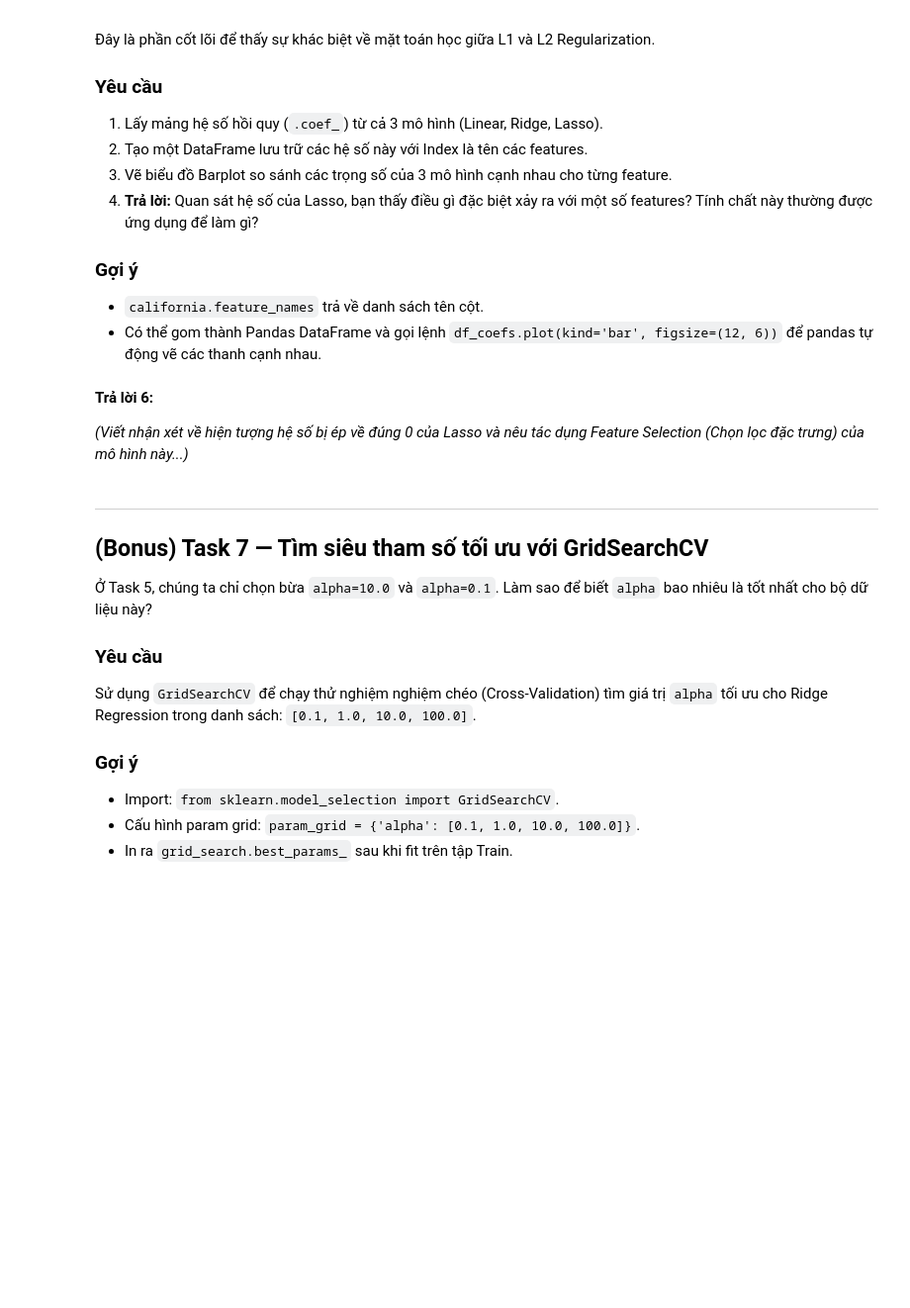
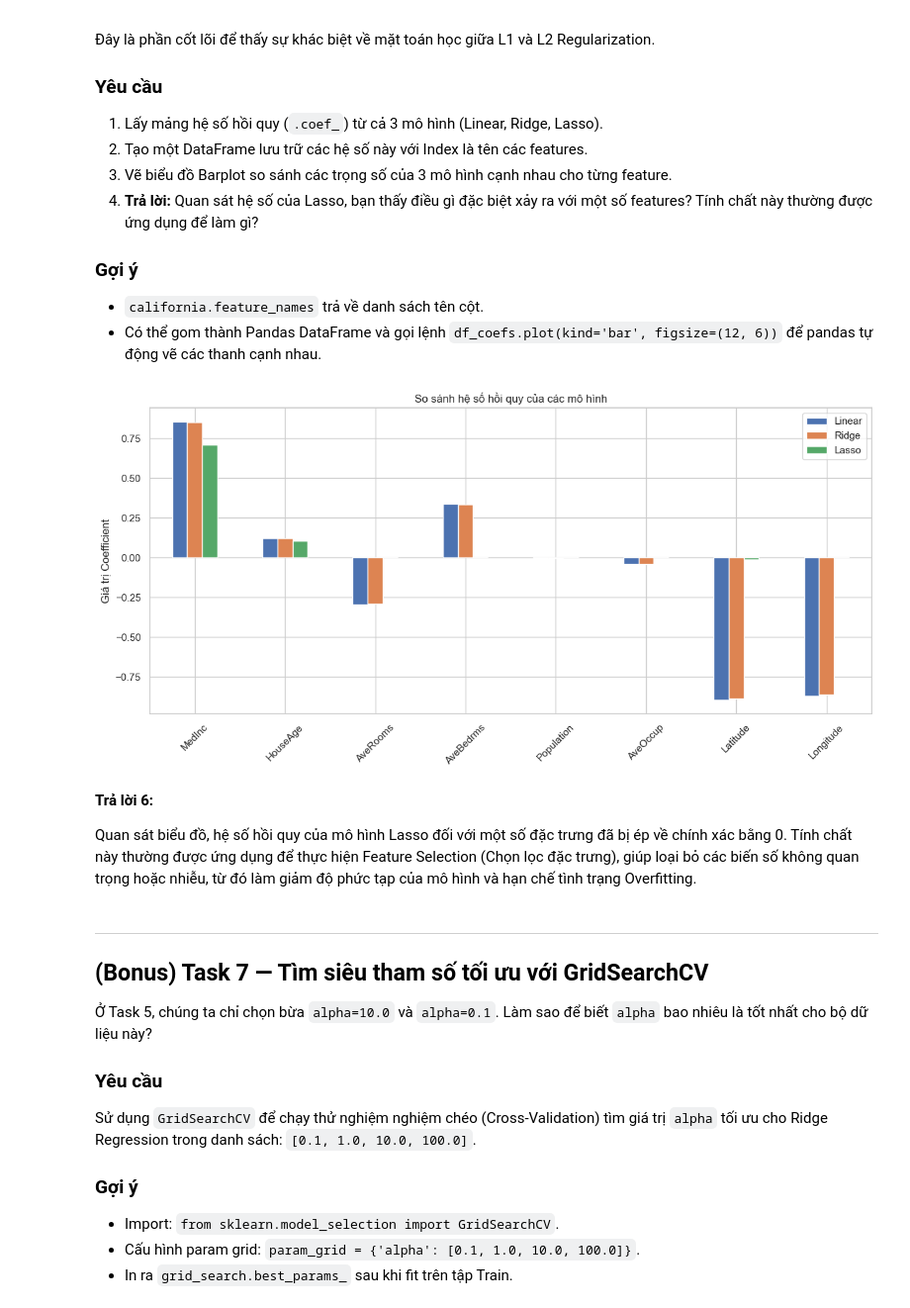
Before and after one commit to mliotlab/mliot-pyml-2026-hw, a Jupyter notebook: week03/BTVN_buoi6_housing.ipynb, the cells around one changed output. Shown at 99% size. Saved outputs shown, nothing was run; the diff lists cells and outputs as text; code cells hidden in the pictures; blank space fills up the shorter version.

```diff
--- a/week03/BTVN_buoi6_housing.ipynb
+++ b/week03/BTVN_buoi6_housing.ipynb
@@ -153,0 +203,23 @@ y = ...
+# %%
+# TODO 5a: Huấn luyện và Đánh giá Ridge Regression
+
+def evaluate_model(model, X_test, y_test):
+    y_pred = model.predict(X_test)
+    rmse = np.sqrt(mean_squared_error(y_test, y_pred))
+    r2 = r2_score(y_test, y_pred)
+    return rmse, r2
+
+# ridge_model = Ridge(alpha=10.0)
+# ...
+ridge_model = Ridge(alpha=10.0)
+ridge_model.fit(X_train_scaled, y_train)
+rmse_ridge, r2_ridge = evaluate_model(ridge_model, X_test_scaled, y_test)
+print(f"Ridge Regression - RMSE: {rmse_ridge:.4f}, R2: {r2_ridge:.4f}")
+
+# TODO 5b: Huấn luyện và Đánh giá Lasso Regression
+# lasso_model = Lasso(alpha=0.1)
+# ...
+lasso_model = Lasso(alpha=0.1)
+lasso_model.fit(X_train_scaled, y_train)
+rmse_lasso, r2_lasso = evaluate_model(lasso_model, X_test_scaled, y_test)
+print(f"Lasso Regression - RMSE: {rmse_lasso:.4f}, R2: {r2_lasso:.4f}")
@@ -169,21 +244,37 @@ y = ...
 # %%
 # TODO 6: Trực quan hóa Coefficients
 # features = ...
 # coef_df = pd.DataFrame({
 #     'Linear': lr_model.coef_,
 #     'Ridge': ridge_model.coef_,
 #     'Lasso': lasso_model.coef_
 # }, index=features)
 
+features = X.columns
+coef_df = pd.DataFrame({
+    'Linear': lr_model.coef_,
+    'Ridge': ridge_model.coef_,
+    'Lasso': lasso_model.coef_
+}, index=features)
+
 # Vẽ biểu đồ so sánh
 # coef_df.plot(...)
 # plt.title("So sánh hệ số hồi quy của các mô hình")
 # plt.ylabel("Giá trị Coefficient")
 # plt.show()
+
+coef_df.plot(kind='bar', figsize=(12, 6))
+plt.title("So sánh hệ số hồi quy của các mô hình")
+plt.ylabel("Giá trị Coefficient")
+plt.xticks(rotation=45)
+plt.tight_layout()
+plt.show()
+# %% [output]
+[figure, added]
-# %% [markdown]
-**Trả lời 6:**
-
-*(Viết nhận xét về hiện tượng hệ số bị ép về đúng 0 của Lasso và nêu tác dụng Feature Selection (Chọn lọc đặc trưng) của mô hình này...)*
+# %% [markdown]
+**Trả lời 6:**
+
+Quan sát biểu đồ, hệ số hồi quy của mô hình Lasso đối với một số đặc trưng đã bị ép về chính xác bằng 0. Tính chất này thường được ứng dụng để thực hiện Feature Selection (Chọn lọc đặc trưng), giúp loại bỏ các biến số không quan trọng hoặc nhiễu, từ đó làm giảm độ phức tạp của mô hình và hạn chế tình trạng Overfitting.
 # %% [markdown]
 ---
 ## (Bonus) Task 7 — Tìm siêu tham số tối ưu với GridSearchCV
```
Also changed, not shown: parts of 11 cells of this notebook, 6 other files.
